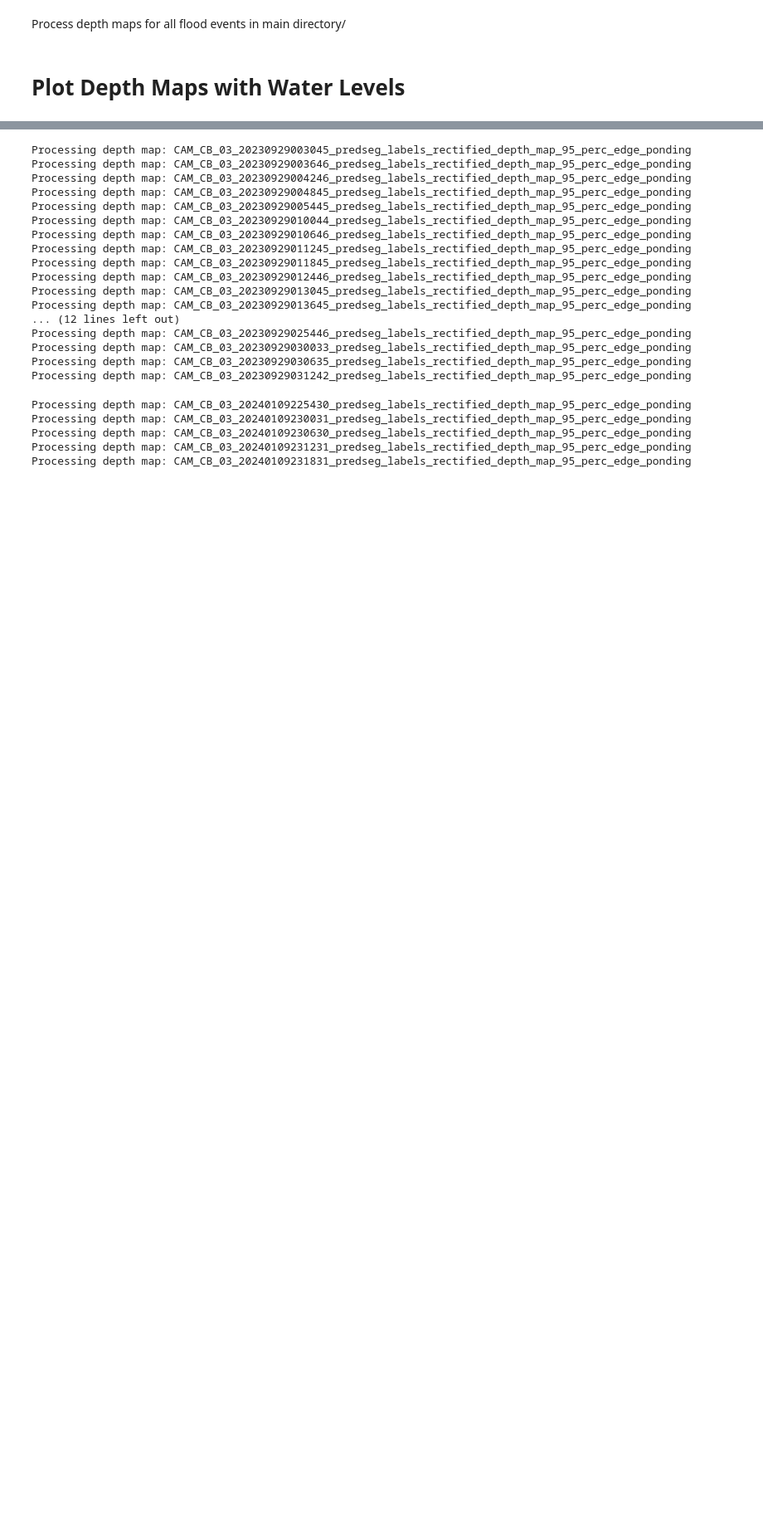
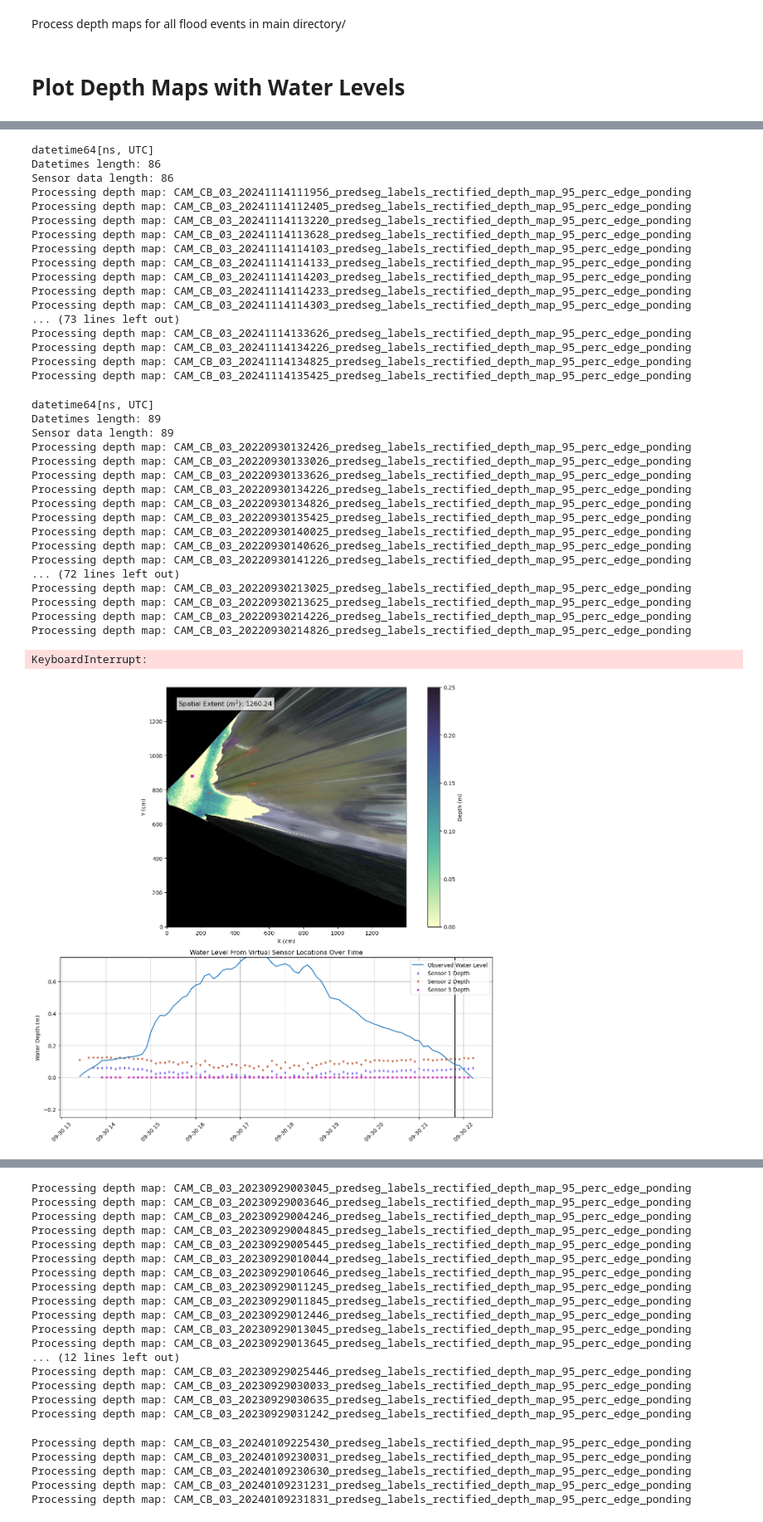
Before and after one commit to rtmccune/depth_mapping, a Jupyter notebook: test_notebook.ipynb, the cells around one changed output, grey strips where cells are left out. Shown: that part at 83% size. Saved outputs shown, nothing was run; the diff lists cells and outputs as text; code cells hidden in the pictures; blank space fills up the shorter version.

```diff
--- a/test_notebook.ipynb
+++ b/test_notebook.ipynb
@@ -444,0 +503,3 @@ for flood_event in tqdm(flood_events_folders, desc="Plotting depth maps for floo
+# %%
+main_directory = '/home/rmccune/depth_mapping/CB03_all_photos/flood_events'
+virtual_sensor_locs = np.array([[125, 390], [75, 440], [5, 370], [9, 355]]) * 2
@@ -444,0 +508,5 @@ for flood_event in tqdm(flood_events_folders, desc="Plotting depth maps for floo
+# %%
+plotter = DepthPlotter(main_directory, virtual_sensor_locs)
+# %%
+plotter.process_flood_events('depth_maps_test_plotting')
+# %% [output]
@@ -444,0 +621,36 @@ for flood_event in tqdm(flood_events_folders, desc="Plotting depth maps for floo
+datetime64[ns, UTC]
+Datetimes length: 86
+Sensor data length: 86
+Processing depth map: CAM_CB_03_20241114111956_predseg_labels_rectified_depth_map_95_perc_edge_ponding
+Processing depth map: CAM_CB_03_20241114112405_predseg_labels_rectified_depth_map_95_perc_edge_ponding
+Processing depth map: CAM_CB_03_20241114113220_predseg_labels_rectified_depth_map_95_perc_edge_ponding
+Processing depth map: CAM_CB_03_20241114113628_predseg_labels_rectified_depth_map_95_perc_edge_ponding
+Processing depth map: CAM_CB_03_20241114114103_predseg_labels_rectified_depth_map_95_perc_edge_ponding
+Processing depth map: CAM_CB_03_20241114114133_predseg_labels_rectified_depth_map_95_perc_edge_ponding
+Processing depth map: CAM_CB_03_20241114114203_predseg_labels_rectified_depth_map_95_perc_edge_ponding
+Processing depth map: CAM_CB_03_20241114114233_predseg_labels_rectified_depth_map_95_perc_edge_ponding
+Processing depth map: CAM_CB_03_20241114114303_predseg_labels_rectified_depth_map_95_perc_edge_ponding
+... (73 lines left out)
+Processing depth map: CAM_CB_03_20241114133626_predseg_labels_rectified_depth_map_95_perc_edge_ponding
+Processing depth map: CAM_CB_03_20241114134226_predseg_labels_rectified_depth_map_95_perc_edge_ponding
+Processing depth map: CAM_CB_03_20241114134825_predseg_labels_rectified_depth_map_95_perc_edge_ponding
+Processing depth map: CAM_CB_03_20241114135425_predseg_labels_rectified_depth_map_95_perc_edge_ponding
+datetime64[ns, UTC]
+Datetimes length: 89
+Sensor data length: 89
+Processing depth map: CAM_CB_03_20220930132426_predseg_labels_rectified_depth_map_95_perc_edge_ponding
+Processing depth map: CAM_CB_03_20220930133026_predseg_labels_rectified_depth_map_95_perc_edge_ponding
+Processing depth map: CAM_CB_03_20220930133626_predseg_labels_rectified_depth_map_95_perc_edge_ponding
+Processing depth map: CAM_CB_03_20220930134226_predseg_labels_rectified_depth_map_95_perc_edge_ponding
+Processing depth map: CAM_CB_03_20220930134826_predseg_labels_rectified_depth_map_95_perc_edge_ponding
+Processing depth map: CAM_CB_03_20220930135425_predseg_labels_rectified_depth_map_95_perc_edge_ponding
+Processing depth map: CAM_CB_03_20220930140025_predseg_labels_rectified_depth_map_95_perc_edge_ponding
+Processing depth map: CAM_CB_03_20220930140626_predseg_labels_rectified_depth_map_95_perc_edge_ponding
+Processing depth map: CAM_CB_03_20220930141226_predseg_labels_rectified_depth_map_95_perc_edge_ponding
+... (72 lines left out)
+Processing depth map: CAM_CB_03_20220930213025_predseg_labels_rectified_depth_map_95_perc_edge_ponding
+Processing depth map: CAM_CB_03_20220930213625_predseg_labels_rectified_depth_map_95_perc_edge_ponding
+Processing depth map: CAM_CB_03_20220930214226_predseg_labels_rectified_depth_map_95_perc_edge_ponding
+Processing depth map: CAM_CB_03_20220930214826_predseg_labels_rectified_depth_map_95_perc_edge_ponding
+KeyboardInterrupt:
+[figure, added]
```
Also changed, not shown: parts of 13 cells of this notebook, 7 other files.
